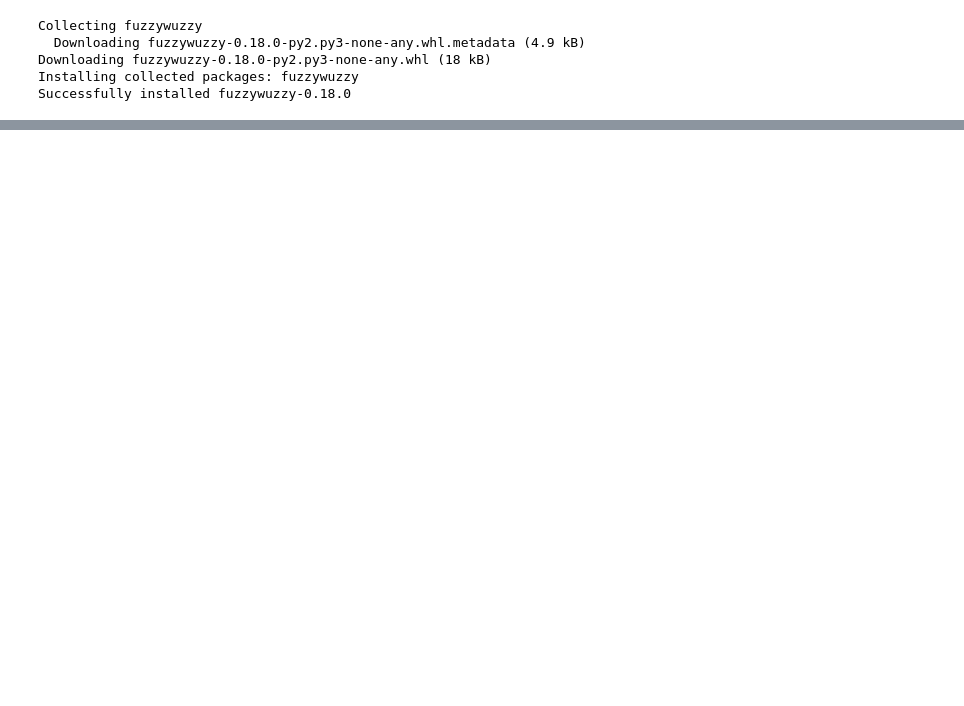
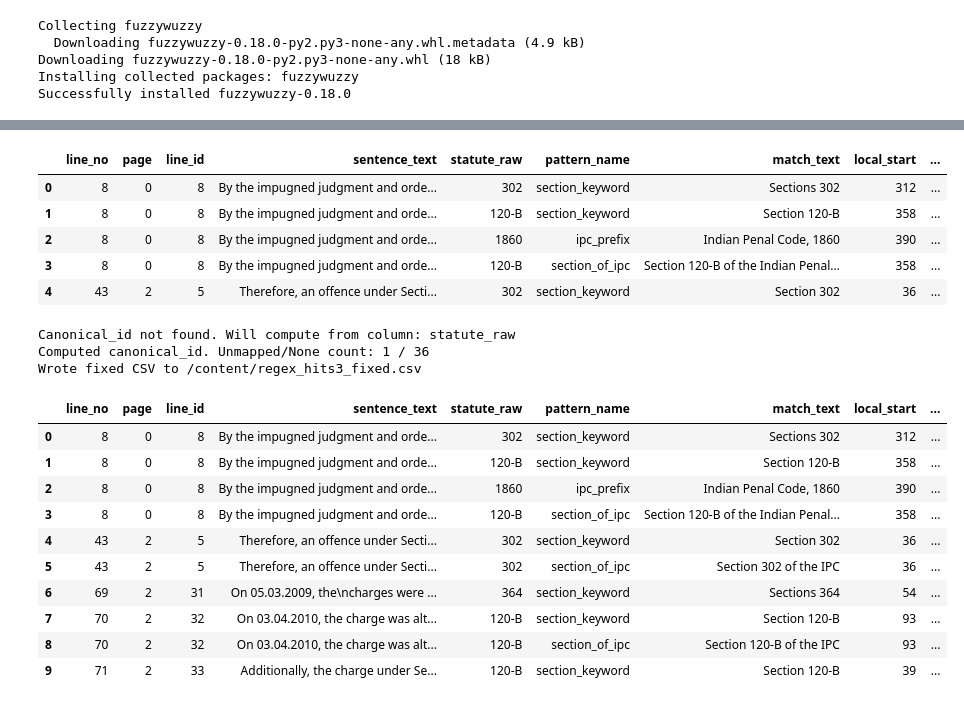
Before and after one commit to Hitika-Jain/LegalTalk, a Jupyter notebook: notebooks/ocr_regex.ipynb, the cells around one changed output, grey strips where cells are left out. Drawn from its saved outputs; the diff is of its cells as text; code cells hidden in the pictures; blank space fills up the shorter version.

```diff
--- a/notebooks/ocr_regex.ipynb
+++ b/notebooks/ocr_regex.ipynb
@@ -742,0 +775,60 @@ Wrote multihot: /content/weak_labels_multihot.csv shape: (12, 459)
+# %%
+# 1) Inspect the CSV you produced
+import pandas as pd
+from pathlib import Path
+from src.utils import normalize_to_ipc
+import inspect, importlib, src.regex_mapper as rm
+
+CSV_PATH = "/content/regex_hits3.csv"   # update to the file you actually wrote
+if not Path(CSV_PATH).exists():
+    # try other common names
+    for alt in ["/content/regex_hits.csv", "/content/regex_hits_debug.csv", "/content/regex_hits_fixed.csv"]:
+        if Path(alt).exists():
+            CSV_PATH = alt
+            break
+
+print("Inspecting:", CSV_PATH)
+df = pd.read_csv(CSV_PATH, dtype=str).fillna('')
+print("\nColumns found:", df.columns.tolist())
+print("\nFirst 5 rows:")
+display(df.head(5))
+
+# 2) If canonical_id missing, create it now from statute_raw or statute_normalized
+if 'canonical_id' not in df.columns:
+    # choose source column
+    src_col = None
+    for c in ['statute_raw','statute_normalized','statute','raw_id','match_text']:
+        if c in df.columns:
+            src_col = c
+            break
+    if src_col is None:
+        raise ValueError("No plausible statute source column found in CSV. Columns: " + ", ".join(df.columns.tolist()))
+    print(f"\nCanonical_id not found. Will compute from column: {src_col}")
+
+    # compute canonical_id using normalize_to_ipc (imported from src.utils)
+    df['canonical_id'] = df[src_col].apply(lambda x: normalize_to_ipc(x) if pd.notna(x) else None)
+
+    # Report how many None values (unmapped)
+    n_none = df['canonical_id'].isna().sum()
+    print(f"Computed canonical_id. Unmapped/None count: {n_none} / {len(df)}")
+
+    # Save fixed CSV
+    out_fixed = Path(CSV_PATH).with_name(Path(CSV_PATH).stem + "_fixed.csv")
+    df.to_csv(out_fixed, index=False)
+    print("Wrote fixed CSV to", out_fixed)
+    display(df.head(10))
+else:
+    print("\ncanonical_id column already present. No action needed.")
+
+# 3) (Optional) If you want to re-run the mapping function to regenerate CSV from JSONL,
+#    ensure you reload the module to pick up any edits and call it again.
+print("\nFunction map_jsonl_file_to_hits docstring (to verify you're using the updated version):\n")
+importlib.reload(rm)
+print(inspect.getsource(rm.map_jsonl_file_to_hits)[:800])  # show beginning of function
+
+# Example to re-run mapping (uncomment and update paths if you want to regenerate)
+# jsonl_path = "/content/casetext.jsonl"
+# out_csv = "/content/regex_hits_with_canonical.csv"
+# rows = rm.map_jsonl_file_to_hits(jsonl_path, out_csv, filter_none_canonical=False)
+# print("Rows returned:", len(rows))
+# %% [output]
@@ -742,0 +840,20 @@ Wrote multihot: /content/weak_labels_multihot.csv shape: (12, 459)
+|  | line_no | page | line_id | sentence_text | statute_raw | pattern_name | match_text | local_start | ... |
+| 0 | 8 | 0 | 8 | By the impugned judgment and orde... | 302 | section_keyword | Sections 302 | 312 | ... |
+| 1 | 8 | 0 | 8 | By the impugned judgment and orde... | 120-B | section_keyword | Section 120-B | 358 | ... |
+| 2 | 8 | 0 | 8 | By the impugned judgment and orde... | 1860 | ipc_prefix | Indian Penal Code, 1860 | 390 | ... |
+| 3 | 8 | 0 | 8 | By the impugned judgment and orde... | 120-B | section_of_ipc | Section 120-B of the Indian Penal... | 358 | ... |
+| 4 | 43 | 2 | 5 | Therefore, an offence under Secti... | 302 | section_keyword | Section 302 | 36 | ... |
+Canonical_id not found. Will compute from column: statute_raw
+Computed canonical_id. Unmapped/None count: 1 / 36
+Wrote fixed CSV to /content/regex_hits3_fixed.csv
+|  | line_no | page | line_id | sentence_text | statute_raw | pattern_name | match_text | local_start | ... |
+| 0 | 8 | 0 | 8 | By the impugned judgment and orde... | 302 | section_keyword | Sections 302 | 312 | ... |
+| 1 | 8 | 0 | 8 | By the impugned judgment and orde... | 120-B | section_keyword | Section 120-B | 358 | ... |
+| 2 | 8 | 0 | 8 | By the impugned judgment and orde... | 1860 | ipc_prefix | Indian Penal Code, 1860 | 390 | ... |
+| 3 | 8 | 0 | 8 | By the impugned judgment and orde... | 120-B | section_of_ipc | Section 120-B of the Indian Penal... | 358 | ... |
+| 4 | 43 | 2 | 5 | Therefore, an offence under Secti... | 302 | section_keyword | Section 302 | 36 | ... |
+| 5 | 43 | 2 | 5 | Therefore, an offence under Secti... | 302 | section_of_ipc | Section 302 of the IPC | 36 | ... |
+| 6 | 69 | 2 | 31 | On 05.03.2009, the\ncharges were ... | 364 | section_keyword | Sections 364 | 54 | ... |
+| 7 | 70 | 2 | 32 | On 03.04.2010, the charge was alt... | 120-B | section_keyword | Section 120-B | 93 | ... |
+| 8 | 70 | 2 | 32 | On 03.04.2010, the charge was alt... | 120-B | section_of_ipc | Section 120-B of the IPC | 93 | ... |
+| 9 | 71 | 2 | 33 | Additionally, the charge under Se... | 120-B | section_keyword | Section 120-B | 39 | ... |
```
Also changed, not shown: parts of 27 cells of this notebook.
